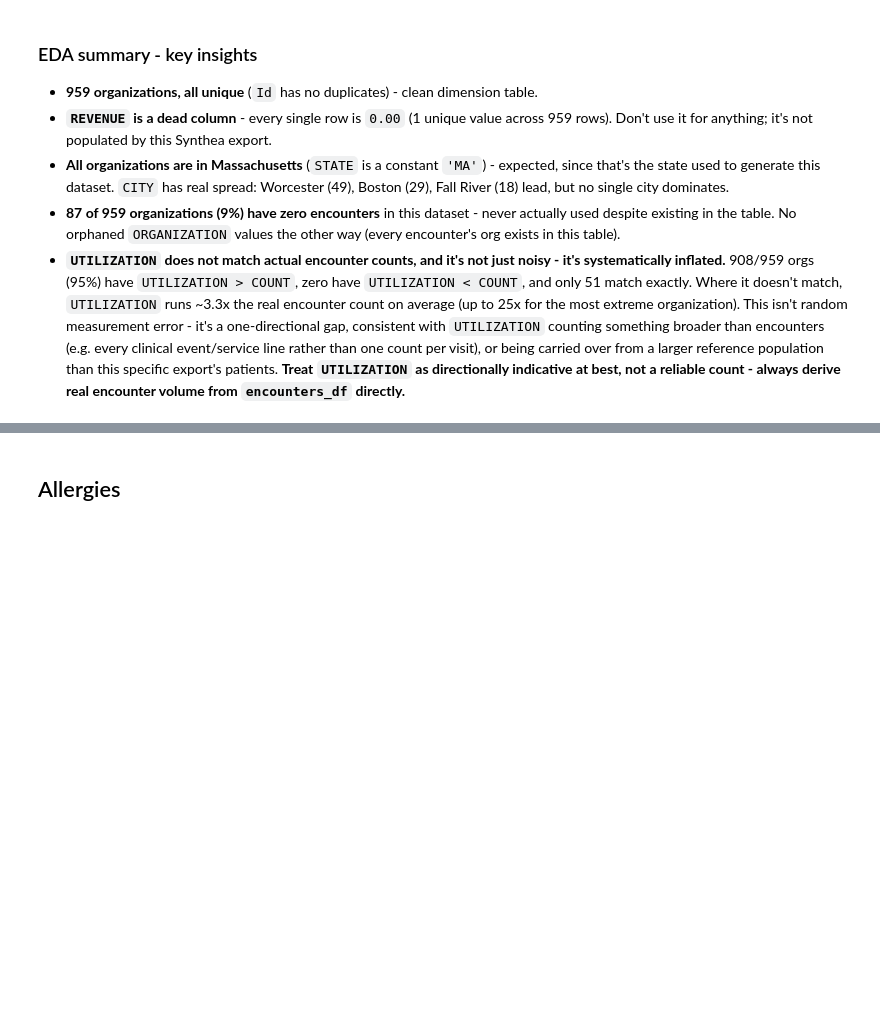
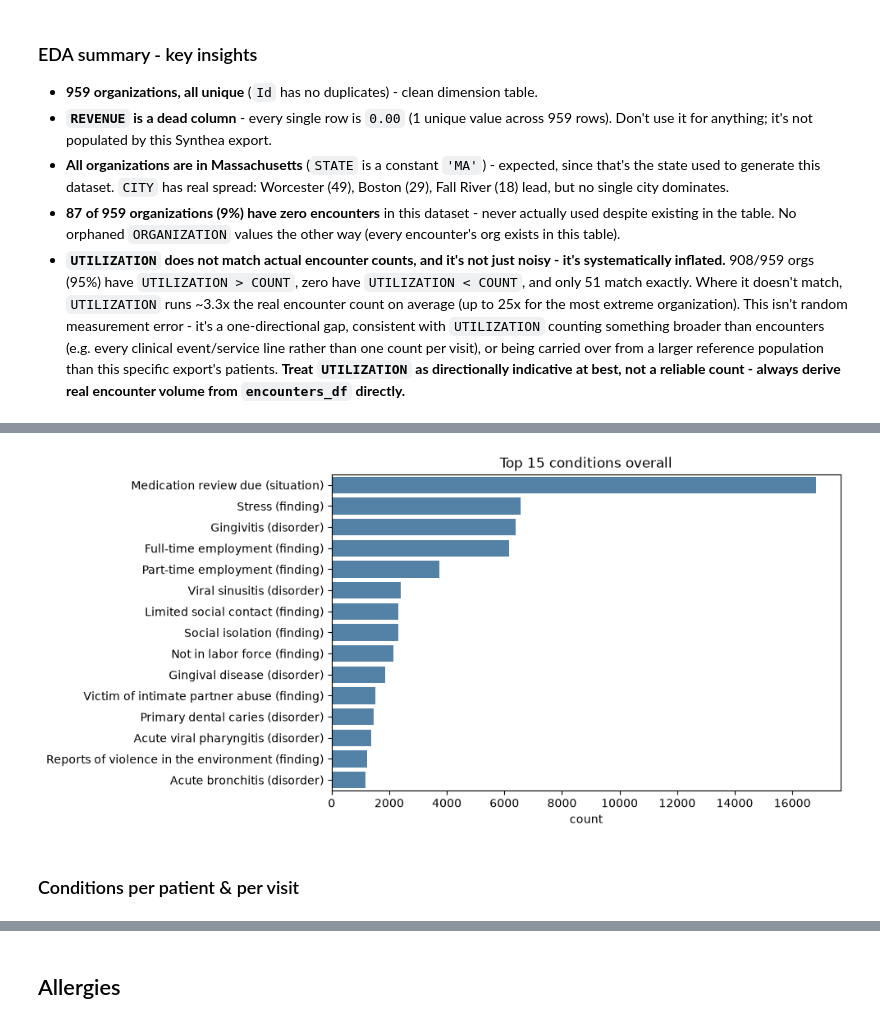
Before and after one commit to tssrao/clinical-investigation-agent, a Jupyter notebook: notebooks/eda.ipynb, the cells around one changed output, grey strips where cells are left out. Drawn from its saved outputs; the diff is of its cells as text; code cells hidden in the pictures; blank space fills up the shorter version.

```diff
--- a/notebooks/eda.ipynb
+++ b/notebooks/eda.ipynb
@@ -680,0 +1006,12 @@ os.getcwd()
+# %%
+top15 = conditions_df['DESCRIPTION'].value_counts().head(15)
+plt.figure(figsize=(8, 5))
+sns.barplot(x=top15.values, y=top15.index, color='steelblue')
+plt.xlabel('count')
+plt.ylabel('')
+plt.title('Top 15 conditions overall')
+plt.show()
+# %% [output]
+[figure, added]
+# %% [markdown]
+### Conditions per patient & per visit
```
Also changed, not shown: parts of 266 cells of this notebook.
